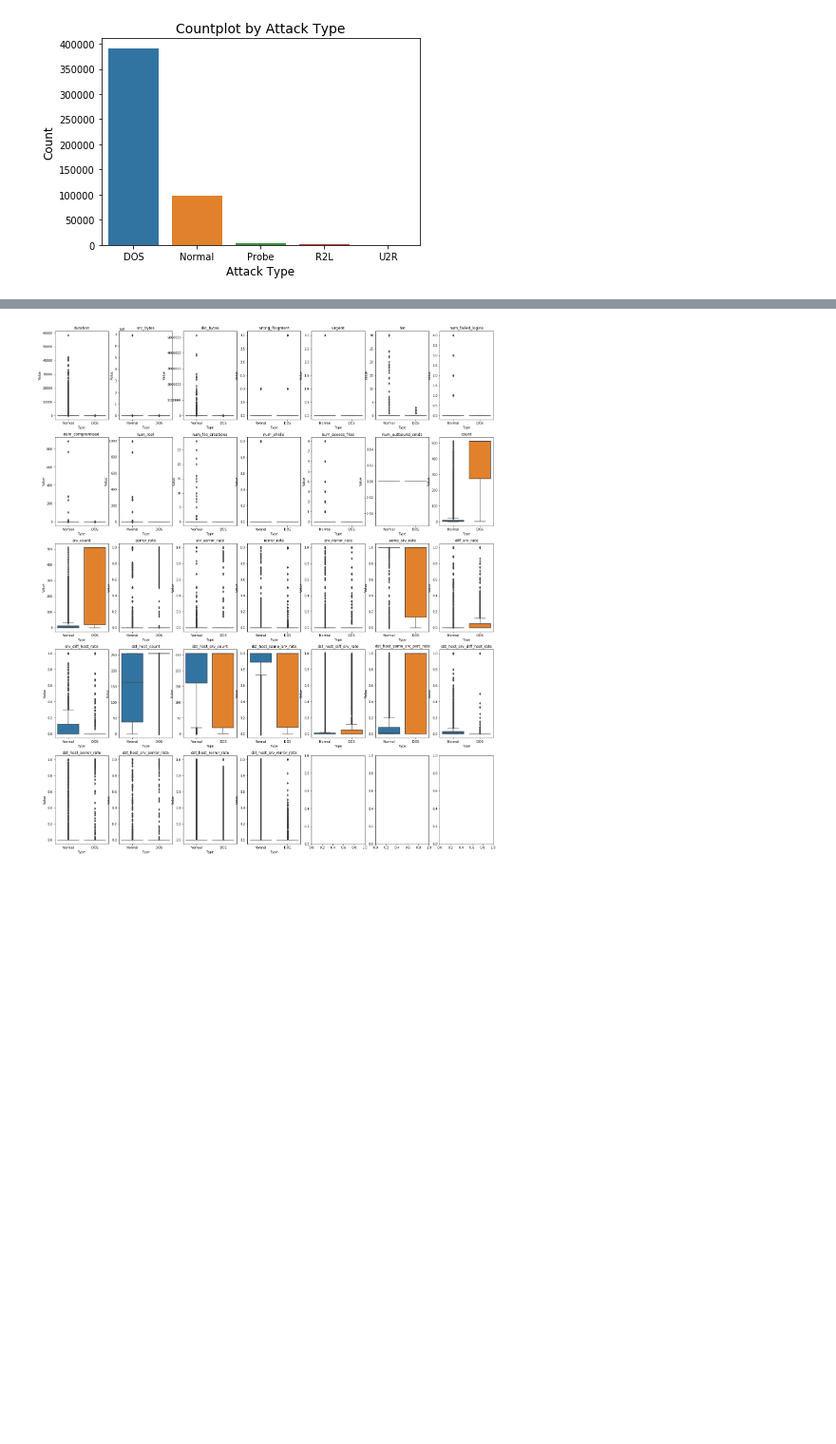
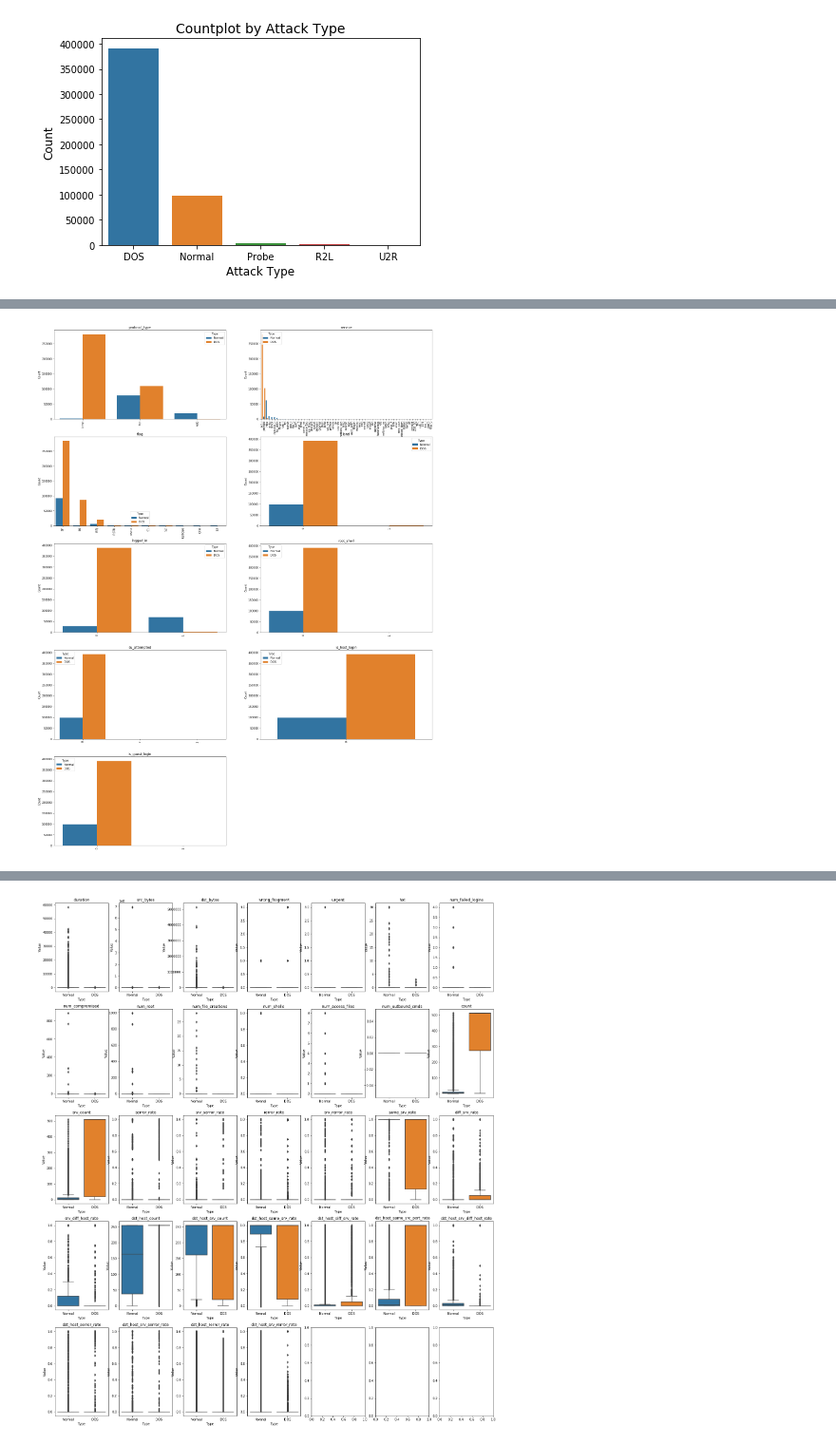
Before and after one commit to Yukkiasuna-sao/Anomaly_Detection, a Jupyter notebook: ipynb_translation/Anomaly Detection in Keras Auto Encoder.ipynb, the cells around one changed output, grey strips where cells are left out. Shown at 95% size. Saved outputs shown, nothing was run; the diff lists cells and outputs as text; code cells hidden in the pictures; blank space fills up the shorter version.

```diff
--- a/ipynb_translation/Anomaly Detection in Keras Auto Encoder.ipynb
+++ b/ipynb_translation/Anomaly Detection in Keras Auto Encoder.ipynb
@@ -378,0 +393,4 @@ def VisCatFeature(data):
+# %%
+VisCatFeature(df, attack_type = 'DOS')
+# %% [output]
+[figure, added]
```
Also changed, not shown: parts of 7 cells of this notebook.
